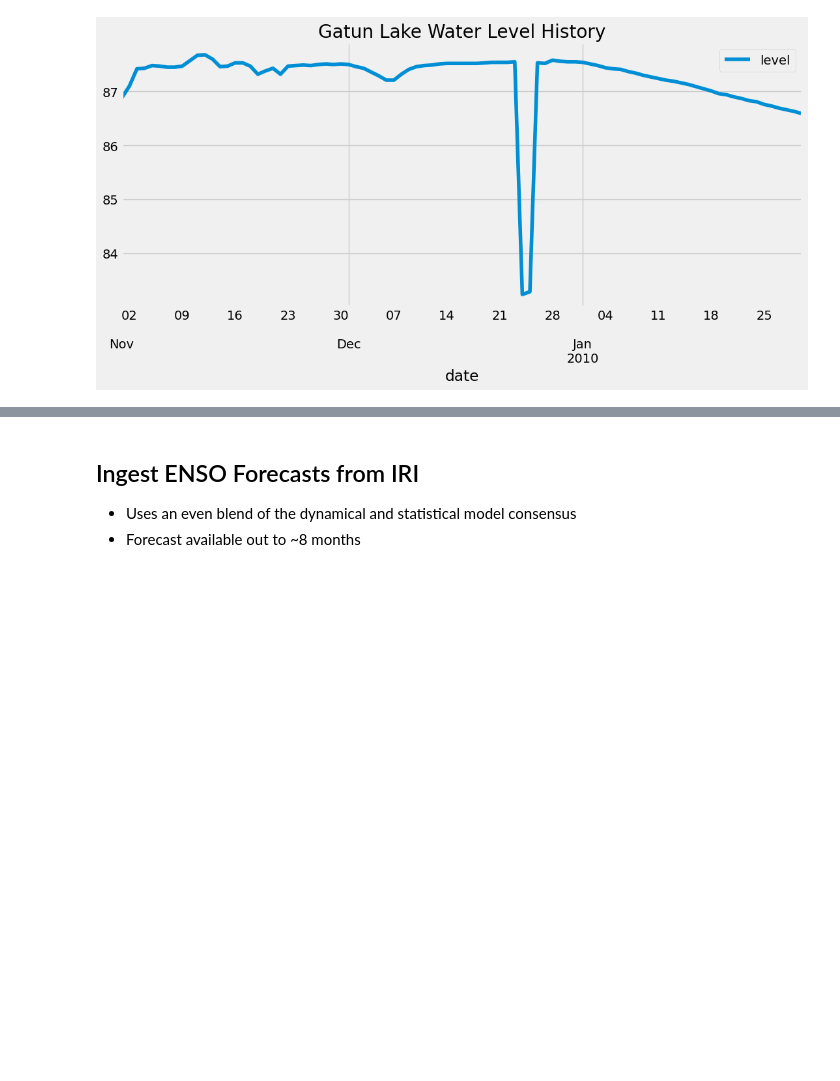
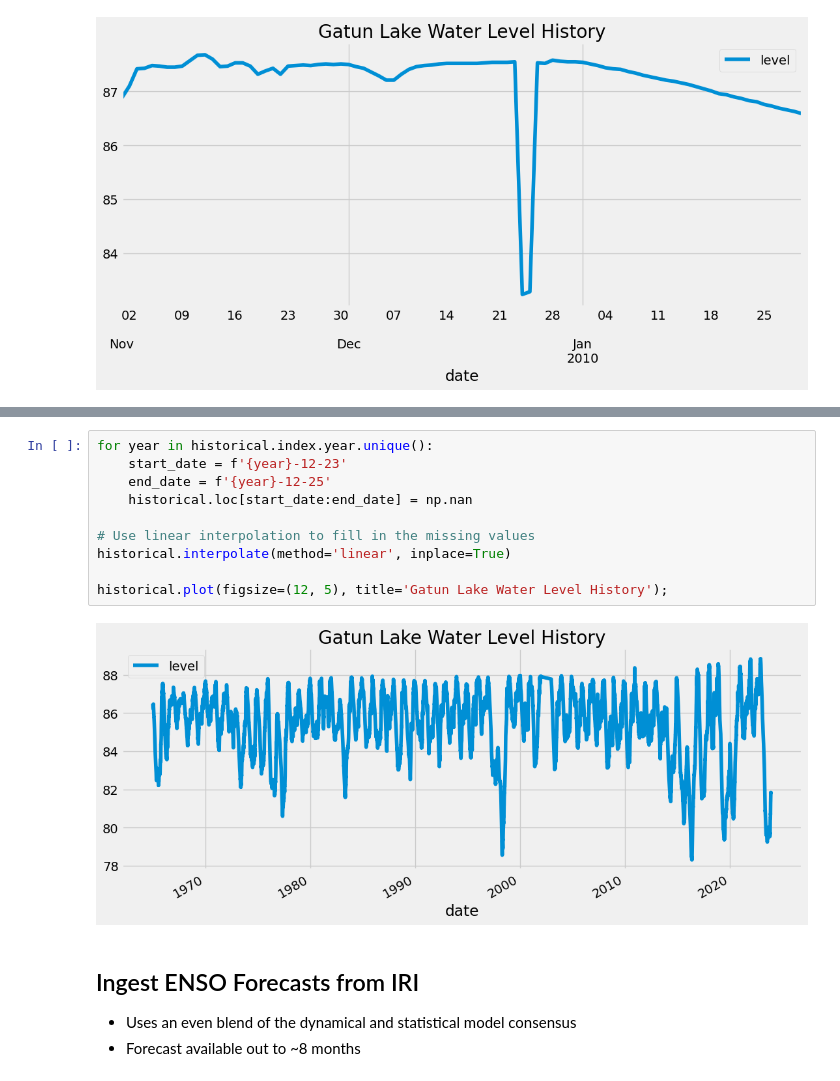
Before and after one commit to frontogenesis/metpy, a Jupyter notebook: experimental/Gatun.ipynb, the cells around one changed output, grey strips where cells are left out. Cells and saved outputs as stored; diff of their text form; blank space fills up the shorter version.

```diff
--- a/experimental/Gatun.ipynb
+++ b/experimental/Gatun.ipynb
@@ -68,3 +28,15 @@ historical.loc['12-25-1982'] = 85.86
+# %%
+for year in historical.index.year.unique():
+    start_date = f'{year}-12-23'
+    end_date = f'{year}-12-25'
+    historical.loc[start_date:end_date] = np.nan
+
+# Use linear interpolation to fill in the missing values
+historical.interpolate(method='linear', inplace=True)
+
+historical.plot(figsize=(12, 5), title='Gatun Lake Water Level History');
+# %% [output]
+[figure, added]
 # %% [markdown]
 ## Ingest ENSO Forecasts from IRI
 - Uses an even blend of the dynamical and statistical model consensus
```
Also changed, not shown: parts of 11 cells of this notebook.
